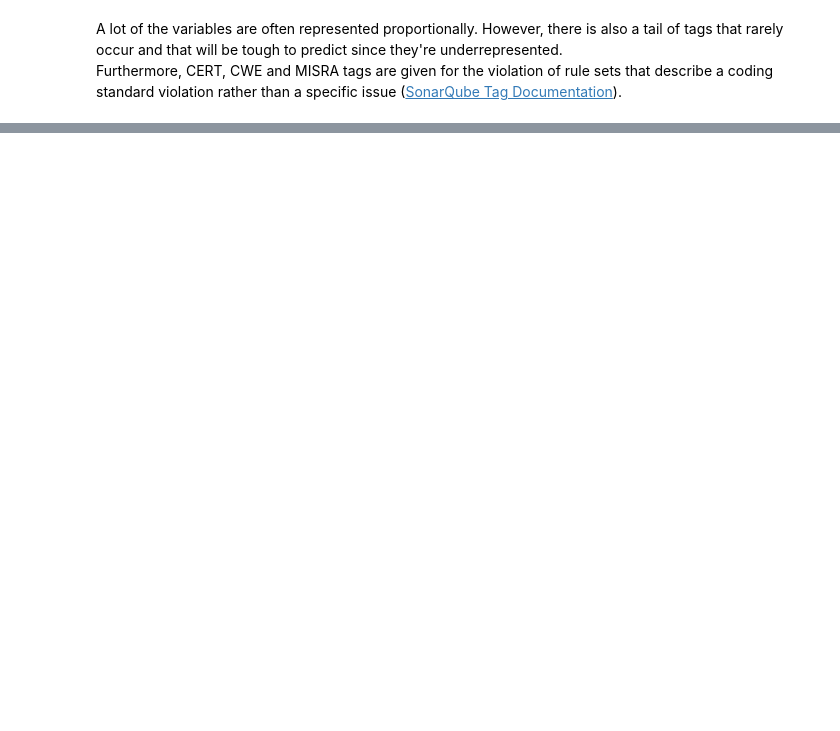
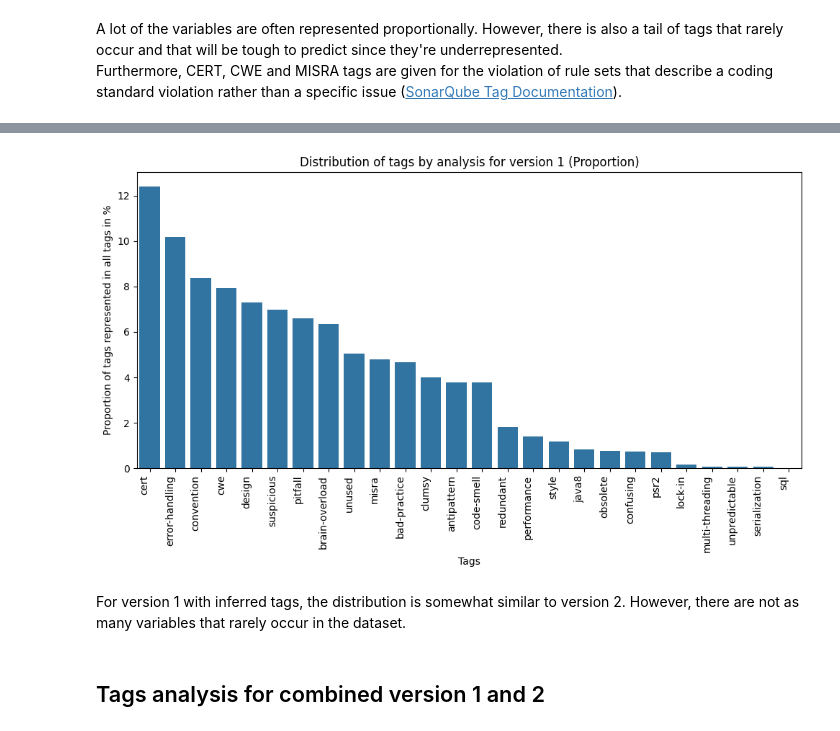
Before and after one commit to CarolineGraebelBHT/MasterProjectSonarQube, a Jupyter notebook: Scripts/Analysis/Tags_Analysis.ipynb, the cells around one changed output, grey strips where cells are left out. Saved outputs shown, nothing was run; the diff lists cells and outputs as text; code cells hidden in the pictures; blank space fills up the shorter version.

```diff
--- a/Scripts/Analysis/Tags_Analysis.ipynb
+++ b/Scripts/Analysis/Tags_Analysis.ipynb
@@ -261,0 +354,19 @@ Furthermore, CERT, CWE and MISRA tags are given for the violation of rule sets t
+# %%
+total_count = df_count2['Count'].sum()
+df_count2['Percentage'] = (df_count2['Count'] / total_count) * 100
+
+plt.figure(figsize=(10, 6))
+sns.barplot(x='Category', y='Percentage', data=df_count2)
+plt.xticks(rotation=90, ha='right')
+plt.title('Distribution of tags by analysis for version 1 (Proportion)')
+plt.xlabel('Tags')
+plt.ylabel('Proportion of tags represented in all tags in %')
+plt.tight_layout()
+plt.show()
+# %% [output]
+[figure, added]
+# %% [markdown]
+For version 1 with inferred tags, the distribution is somewhat similar to version 2. However, there are not as many variables that
+rarely occur in the dataset.
+# %% [markdown]
+## Tags analysis for combined version 1 and 2
```
Also changed, not shown: parts of 18 cells of this notebook, 1 other file.
